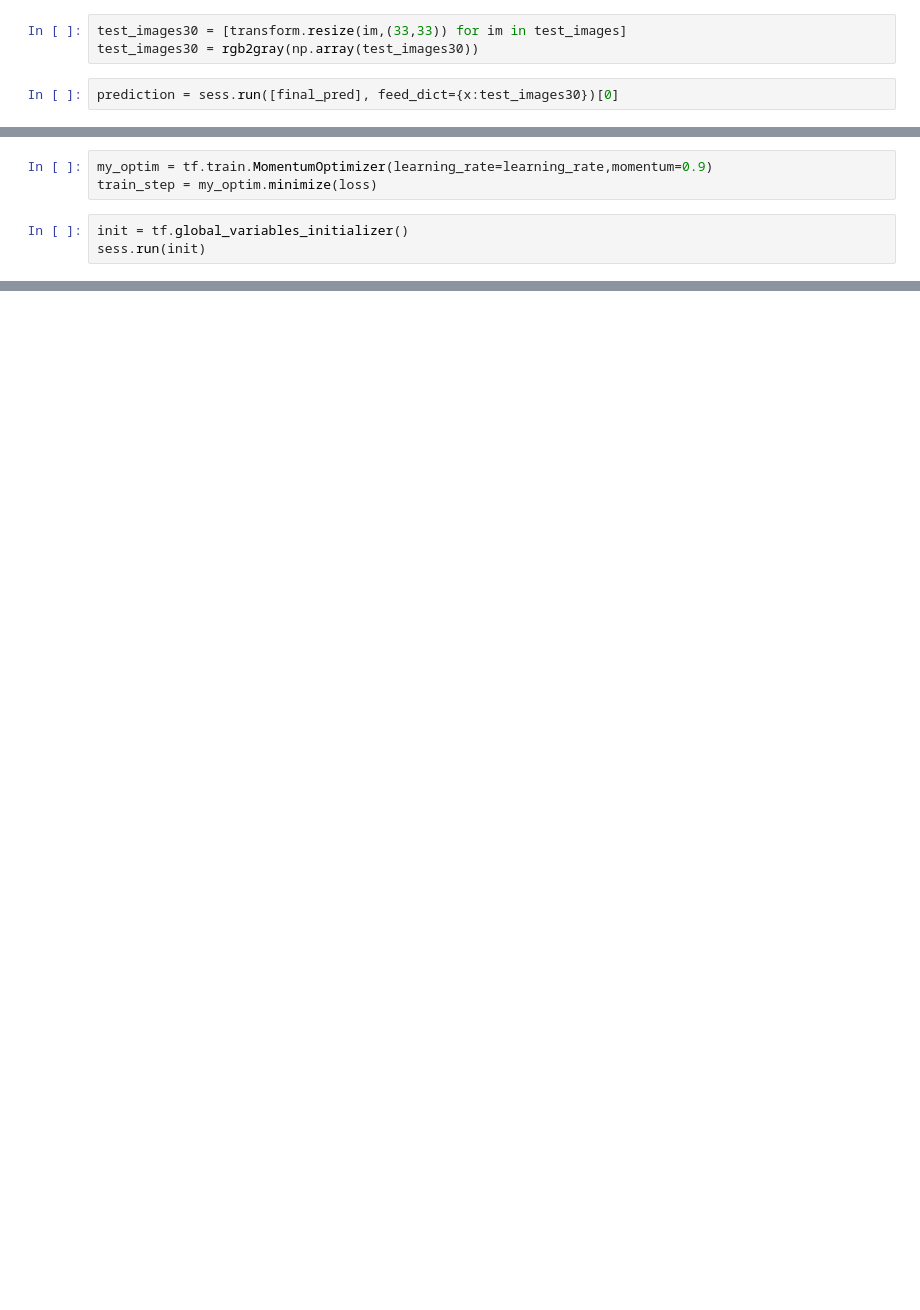
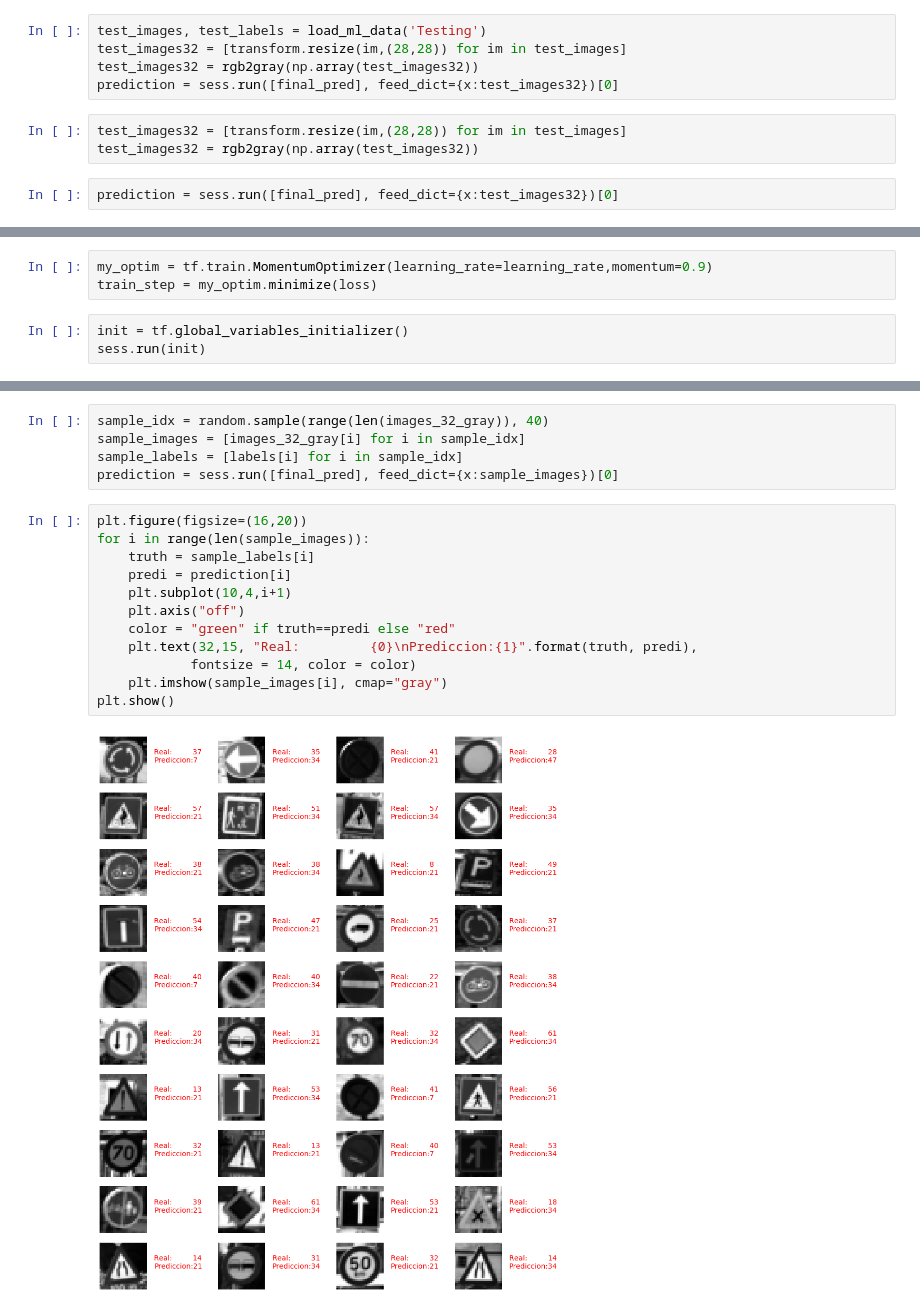
Before and after one commit to arubiales/Traffic-Signals-TF, a Jupyter notebook: Untitled.ipynb, the cells around one changed output, grey strips where cells are left out. Cells and saved outputs as stored; diff of their text form; blank space fills up the shorter version.

Commit message:
Avanzamos con diferentes formas de procesado de las señales de tráfico por la red neuronal

```diff
--- a/Untitled.ipynb
+++ b/Untitled.ipynb
@@ -248,8 +248,13 @@ test_images, test_labels = load_ml_data('Testing')
+# %%
+test_images, test_labels = load_ml_data('Testing')
+test_images32 = [transform.resize(im,(28,28)) for im in test_images]
+test_images32 = rgb2gray(np.array(test_images32))
+prediction = sess.run([final_pred], feed_dict={x:test_images32})[0]
 # %%
-test_images30 = [transform.resize(im,(33,33)) for im in test_images]
-test_images30 = rgb2gray(np.array(test_images30))
+test_images32 = [transform.resize(im,(28,28)) for im in test_images]
+test_images32 = rgb2gray(np.array(test_images32))
 # %%
-prediction = sess.run([final_pred], feed_dict={x:test_images30})[0]
+prediction = sess.run([final_pred], feed_dict={x:test_images32})[0]
 # %%
 match_count = sum([int(l0 == lp) for l0, lp in zip(test_labels, prediction)])
 match_count
@@ -439,0 +391,19 @@ Original stack trace for 'Relu_20':
+# %%
+sample_idx = random.sample(range(len(images_32_gray)), 40)
+sample_images = [images_32_gray[i] for i in sample_idx]
+sample_labels = [labels[i] for i in sample_idx]
+prediction = sess.run([final_pred], feed_dict={x:sample_images})[0]
+# %%
+plt.figure(figsize=(16,20))
+for i in range(len(sample_images)):
+    truth = sample_labels[i]
+    predi = prediction[i]
+    plt.subplot(10,4,i+1)
+    plt.axis("off")
+    color = "green" if truth==predi else "red"
+    plt.text(32,15, "Real:         {0}\nPrediccion:{1}".format(truth, predi),
+            fontsize = 14, color = color)
+    plt.imshow(sample_images[i], cmap="gray")
+plt.show()
+# %% [output]
+[figure, added]
```
Also changed, not shown: parts of 34 cells of this notebook.
